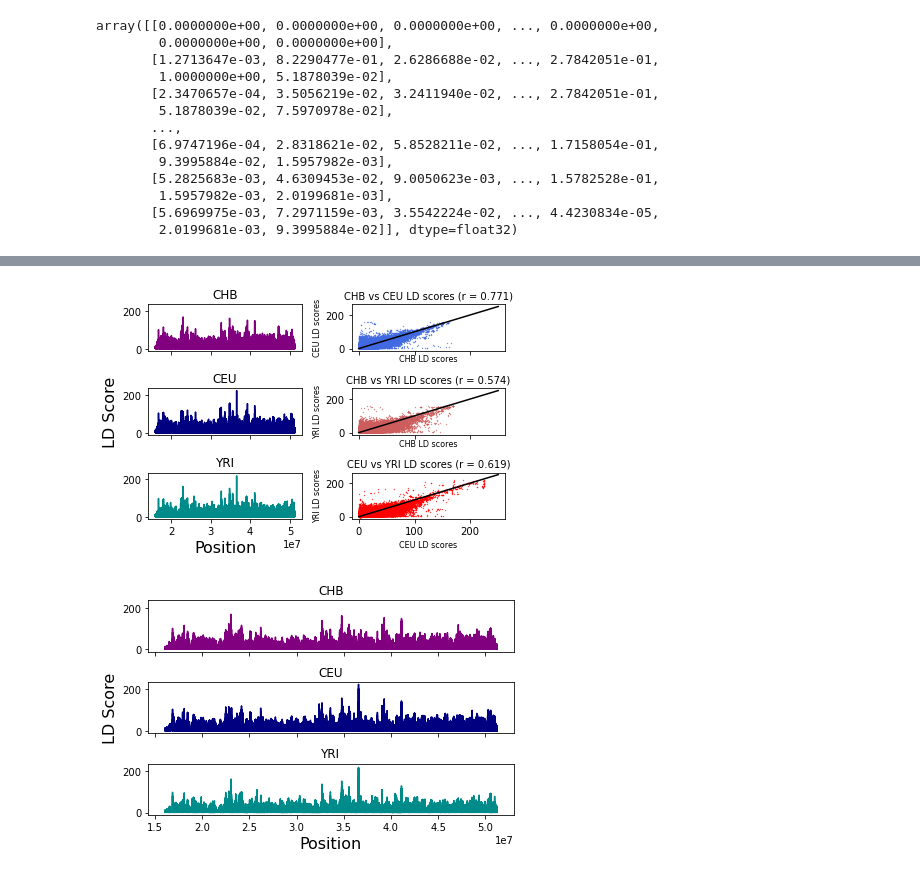
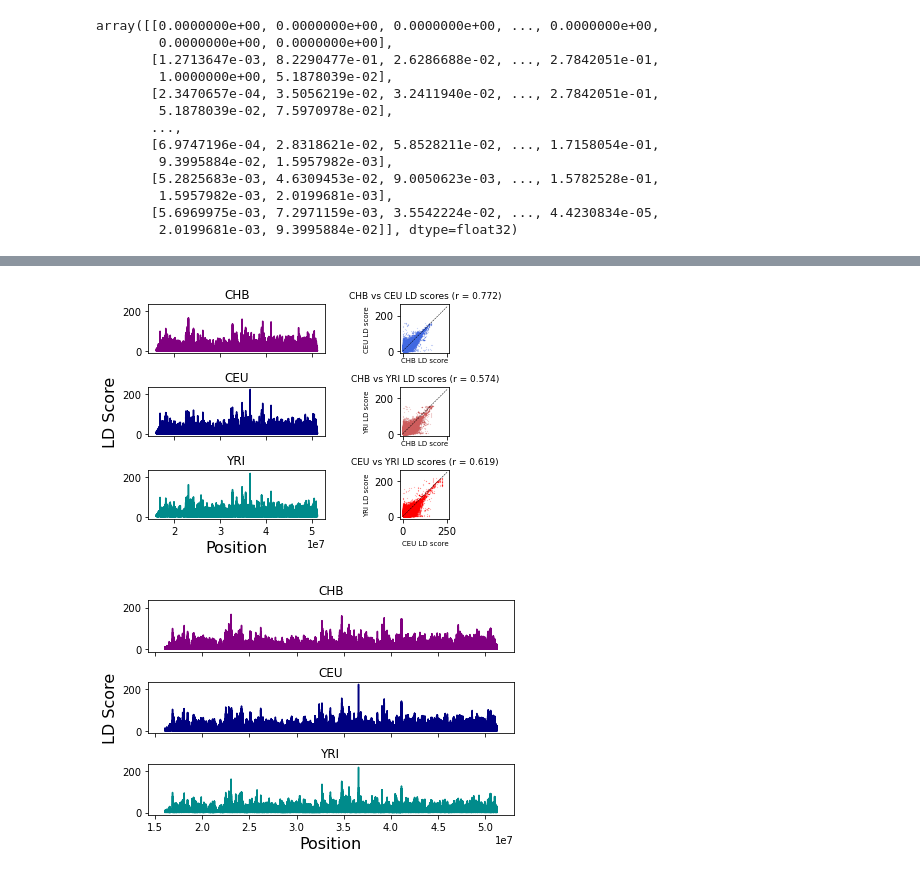
Before and after one commit to achyutha11/geo_LD_viz_v2, a Jupyter notebook: doc/notebooks/kxpexp.ipynb, the cells around one changed output, grey strips where cells are left out. Cells and saved outputs as stored; diff of their text form; code cells hidden in the pictures.

```diff
--- a/doc/notebooks/kxpexp.ipynb
+++ b/doc/notebooks/kxpexp.ipynb
@@ -405,18 +343,19 @@ from tqdm import tqdm
 def ld_score(LDmat):
     # Creating empty array to be filled with LD scores, length = number of SNPs
     scores = np.zeros(LDmat.shape[1])
-    # While loop creates diagonal component of LD score, ends either when first column or last row of LD matrix is reached
     for i in tqdm(range(LDmat.shape[1])):
         col = i
         row = 0
         diag = 0
-        # Adding each cell in the diagonal to diag
+
+        # While loop creates diagonal component of LD score, ends either when first column or last row of LD matrix is reached
         while col>=1 and row<(LDmat.shape[0]-1):
             diag += LDmat[1+row,col-1]
             col -= 1
             row += 1
+
         # Adds sum of column to sum of diagonal
-        scores[i]=np.sum(LDmat[:,i]) + diag
+        scores[i]=np.sum(LDmat[1:,i]) + diag
     return scores
 # %%
 # Second attempt at a function to return array of LD scores - without using while loop
@@ -427,15 +366,20 @@ import numpy as np
 def ld_score_v2(LDmat):
     # Creating empty array to be filled with LD scores, length = number of SNPs
     scores = np.zeros(LDmat.shape[1])
+
     # Iterating through each column of K x P matrix
     for i in tqdm(range(LDmat.shape[1])):
         localmat = LDmat[:,:i+1]
+
         # Taking sum of reverse diagonal of matrix
         flpdiag = np.fliplr(localmat).diagonal()
         diag = np.sum(flpdiag)
+
         # Calculating sum of ith column values
         col = np.sum(LDmat[:,i])
+
         # Adding column and diagonal sums
-        scores[i] = col + diag - LDmat[0,i]
+        scores[i] = col + diag - LDmat[0,i] - LDmat[0,i]
+
     return scores
 # %%
@@ -454,57 +399,68 @@ pos = loadCHB['positions']
 # %%
-# Combined scatter and bar plots
+# Producing combined scatter and bar plots of LD scores
 
 import matplotlib.pyplot as plt
 
-idx1 = (CHB_LDS > 0)
-idx2 = (CEU_LDS > 0) & (CHB_LDS > 0)
-idx3 = (CEU_LDS > 0)
-idx4 = (CHB_LDS > 0) & (YRI_LDS > 0)
-idx5 = (YRI_LDS > 0)
-idx6 = (CEU_LDS > 0) & (YRI_LDS > 0)
+# Filtering out LD scores of 0
+idx1 = (CHB_LDS_2 > 0)
+idx2 = (CEU_LDS_2 > 0) & (CHB_LDS_2 > 0)
+idx3 = (CEU_LDS_2 > 0)
+idx4 = (CHB_LDS_2 > 0) & (YRI_LDS_2 > 0)
+idx5 = (YRI_LDS_2 > 0)
+idx6 = (CEU_LDS_2 > 0) & (YRI_LDS_2 > 0)
 
 fig, ((ax1,ax2),(ax3,ax4),(ax5,ax6)) = plt.subplots(3,2,sharex='col',sharey='col')
 
+# Plotting y = x
 x = np.linspace(0,250,200)
 
-ax1.plot(pos[idx1],CHB_LDS[idx1],color='purple')
-ax2.scatter(CHB_LDS[idx2], CEU_LDS[idx2],s=0.1,color='royalblue')
-ax2.plot(x,x,color='black')
-ax3.plot(pos[idx3],CEU_LDS[idx3],color='navy')
-ax4.scatter(CHB_LDS[idx4], YRI_LDS[idx4],s=0.1,color='indianred')
-ax4.plot(x,x,color='black')
+# ax1, 3, 5 are bar plots, 2, 4, 6 are scatter
+ax1.plot(pos[idx1],CHB_LDS_2[idx1],color='purple')
+ax2.scatter(CHB_LDS_2[idx2], CEU_LDS_2[idx2],s=0.01,color='royalblue')
+ax2.plot(x,x,color='black',linewidth=0.5,linestyle='--')
+ax3.plot(pos[idx3],CEU_LDS_2[idx3],color='navy')
+ax4.scatter(CHB_LDS_2[idx4], YRI_LDS_2[idx4],s=0.01,color='indianred')
+ax4.plot(x,x,color='black',linewidth=0.5,linestyle='--')
 ax5.plot(pos[idx5],YRI_LDS[idx5],color='darkcyan')
-ax6.scatter(CEU_LDS[idx6], YRI_LDS[idx6],s=0.1,color='red')
-ax6.plot(x,x,color='black')
+ax6.scatter(CEU_LDS_2[idx6], YRI_LDS_2[idx6],s=0.01,color='red')
+ax6.plot(x,x,color='black',linewidth=0.5,linestyle='--')
 
-ax2.set_xlabel("CHB LD scores", fontsize=8)
-ax2.set_ylabel("CEU LD scores", fontsize=8)
+# Setting x and y axis labels
+ax2.set_xlabel("CHB LD score", fontsize=7)
+ax2.set_ylabel("CEU LD score", fontsize=7)
 ax3.set_ylabel('LD Score',fontsize=16)
-ax4.set_xlabel('CHB LD scores',fontsize=8)
-ax4.set_ylabel('YRI LD scores',fontsize=8)
+ax4.set_xlabel('CHB LD score',fontsize=7)
+ax4.set_ylabel('YRI LD score',fontsize=7)
 ax5.set_xlabel("Position",fontsize=16)
-ax6.set_xlabel("CEU LD scores",fontsize=8)
-ax6.set_ylabel("YRI LD scores",fontsize=8)
+ax6.set_xlabel("CEU LD score",fontsize=7)
+ax6.set_ylabel("YRI LD score",fontsize=7)
 
-# Use code below in order to make scatter plots squares
-#x0,x1 = ax2.get_xlim()
-#y0,y1 = ax2.get_ylim()
-#ax2.set_aspect(abs(x1-x0)/abs(y1-y0))
+# Make scatter plots squares rather than rectangles
+x0,x1 = ax2.get_xlim()
+y0,y1 = ax2.get_ylim()
+ax2.set_aspect(abs(x1-x0)/abs(y1-y0))
+x0,x1 = ax4.get_xlim()
+y0,y1 = ax4.get_ylim()
+ax4.set_aspect(abs(x1-x0)/abs(y1-y0))
+x0,x1 = ax6.get_xlim()
+y0,y1 = ax6.get_ylim()
+ax6.set_aspect(abs(x1-x0)/abs(y1-y0))
 
+# Setting titles for plots
 ax1.title.set_text("CHB")
-ax2.title.set_text("CHB vs CEU LD scores (r = 0.771)")
-ax2.title.set_fontsize(10)
+ax2.title.set_text("CHB vs CEU LD scores (r = 0.772)")
+ax2.title.set_fontsize(9)
 ax3.title.set_text("CEU")
-ax4.title.set_text("CHB vs YRI LD scores (r = 0.574)")
-ax4.title.set_fontsize(10)
+ax4.title.set_text("CHB vs YRI LD scores (r = 0.580)")
+ax4.title.set_fontsize(9)
 ax5.title.set_text("YRI")
 ax6.title.set_text("CEU vs YRI LD scores (r = 0.619)")
-ax6.title.set_fontsize(10)
+ax6.title.set_fontsize(9)
 
 plt.tight_layout()
 #plt.savefig('chr22_LDS_bar_scatter.png',dpi=300)
 # %% [output]
-[figure, old version]
+[figure, new version]
 # %%
 # Bar plots for entire chr22 to compare CHB/CEU/YRI populations
 
```
Also changed, not shown: parts of 75 cells of this notebook.
